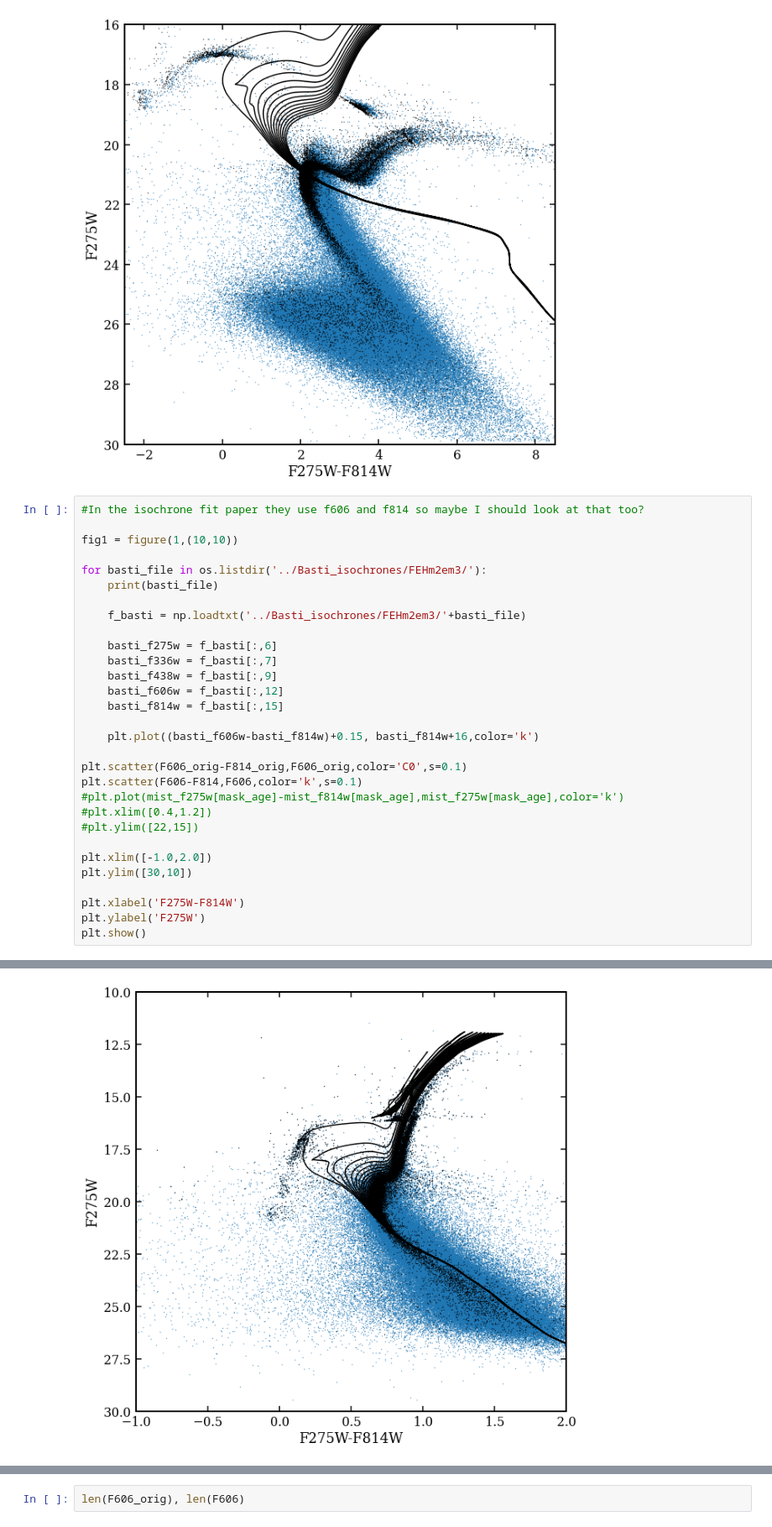
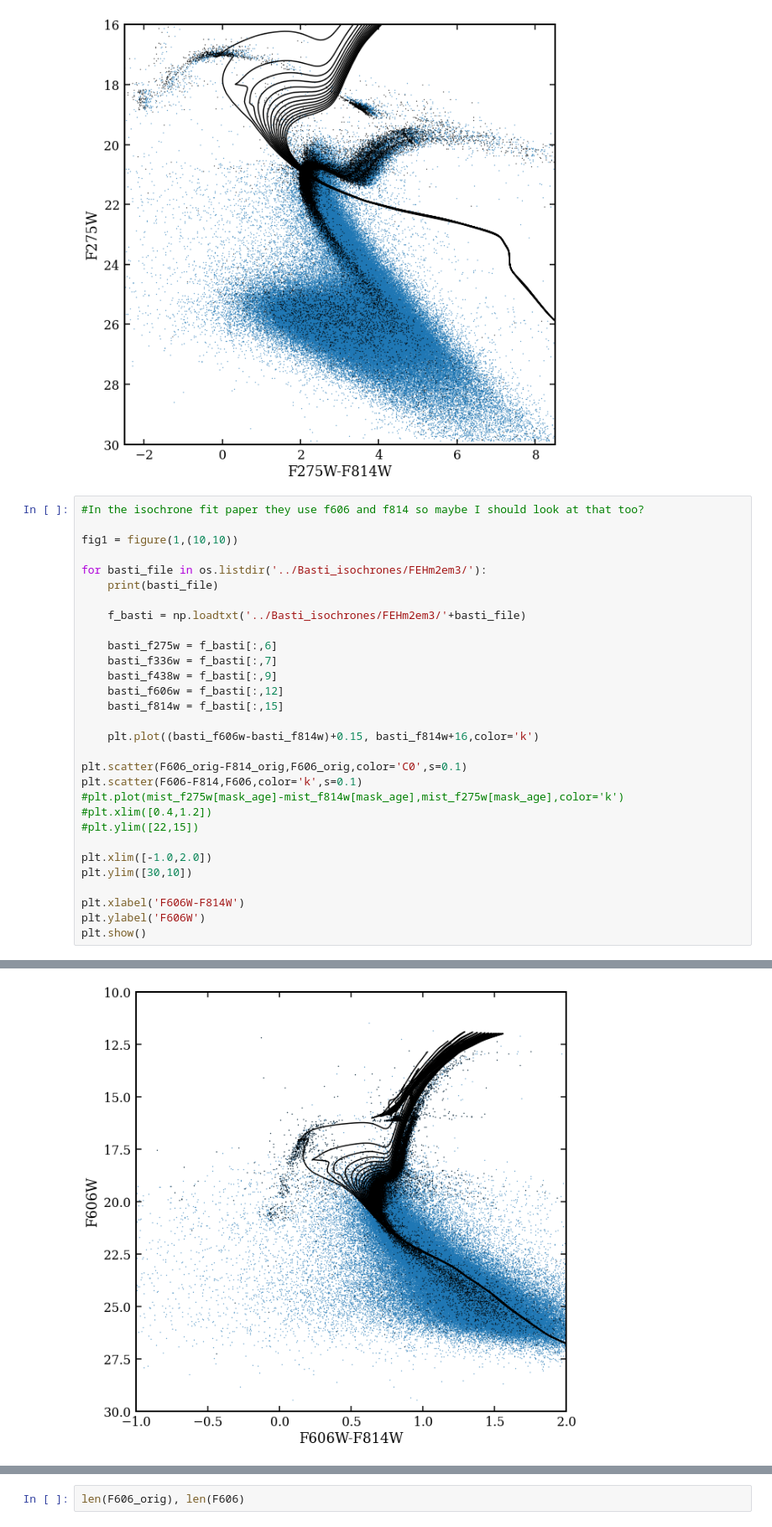
Before and after one commit to AndrewGraus/GC_project_code, a Jupyter notebook: Isochrone_tests.ipynb, the cells around one changed output, grey strips where cells are left out. Shown at 84% size. Drawn from its saved outputs; the diff is of its cells as text.

```diff
--- a/Isochrone_tests.ipynb
+++ b/Isochrone_tests.ipynb
@@ -419,36 +419,36 @@ for basti_file in os.listdir('../Basti_isochrones/FEHm2em3/'):
     basti_f606w = f_basti[:,12]
     basti_f814w = f_basti[:,15]
 
     plt.plot((basti_f606w-basti_f814w)+0.15, basti_f814w+16,color='k')
 
 plt.scatter(F606_orig-F814_orig,F606_orig,color='C0',s=0.1)
 plt.scatter(F606-F814,F606,color='k',s=0.1)
 #plt.plot(mist_f275w[mask_age]-mist_f814w[mask_age],mist_f275w[mask_age],color='k')
 #plt.xlim([0.4,1.2])
 #plt.ylim([22,15])
 
 plt.xlim([-1.0,2.0])
 plt.ylim([30,10])
 
-plt.xlabel('F275W-F814W')
-plt.ylabel('F275W')
+plt.xlabel('F606W-F814W')
+plt.ylabel('F606W')
 plt.show()
 # %% [output]
 6000z0027800y275P04O1D1E1.isc_wfc3
 2000z0027800y275P04O1D1E1.isc_wfc3
 11000z0027800y275P04O1D1E1.isc_wfc3
 9000z0027800y275P04O1D1E1.isc_wfc3
 5000z0027800y275P04O1D1E1.isc_wfc3
 12000z0027800y275P04O1D1E1.isc_wfc3
 1000z0027800y275P04O1D1E1.isc_wfc3
 10000z0027800y275P04O1D1E1.isc_wfc3
 3000z0027800y275P04O1D1E1.isc_wfc3
 14000z0027800y275P04O1D1E1.isc_wfc3
 7000z0027800y275P04O1D1E1.isc_wfc3
 13000z0027800y275P04O1D1E1.isc_wfc3
 4000z0027800y275P04O1D1E1.isc_wfc3
 8000z0027800y275P04O1D1E1.isc_wfc3
-[figure, old version]
+[figure, new version]
 # %% [markdown]
 ## From the Souza paper
 
```
Also changed, not shown: parts of 9 cells of this notebook, 2 other files.
